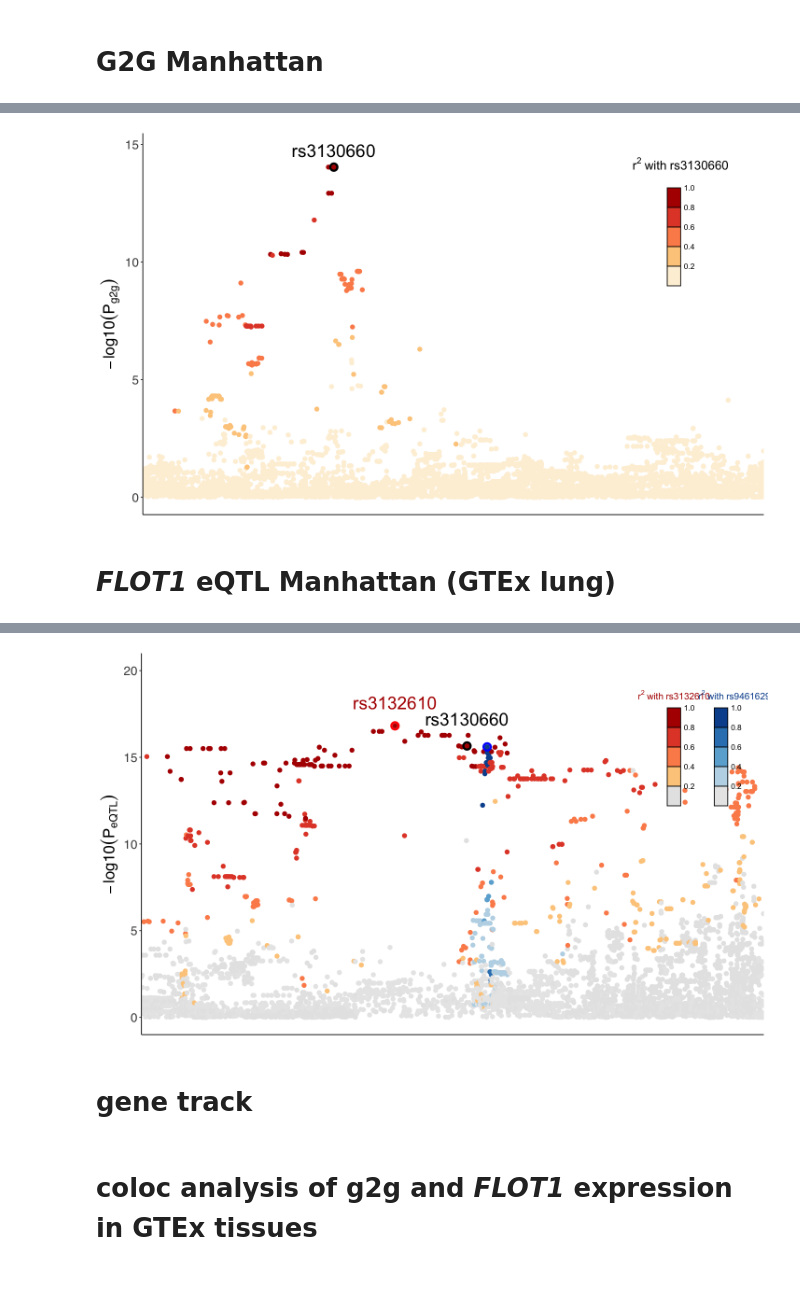
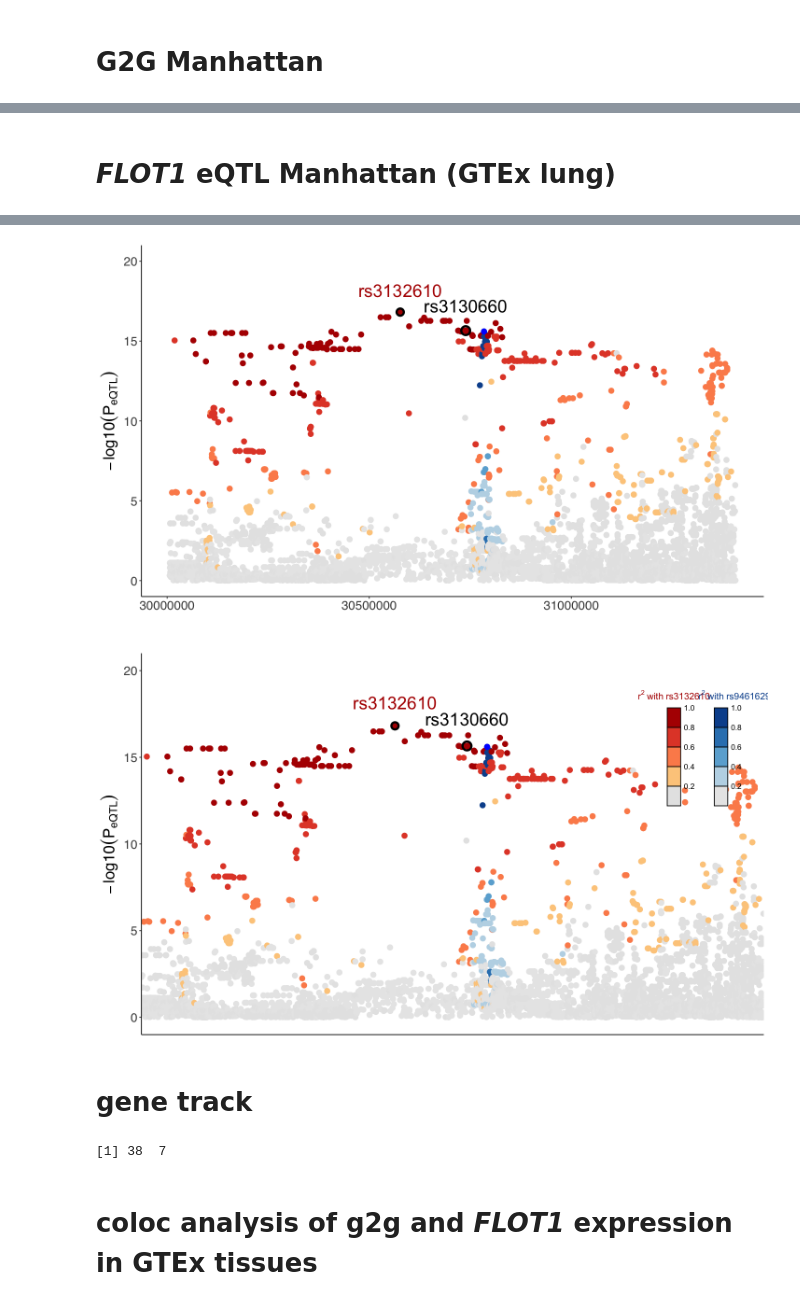
Before and after one commit to yang-luo-lab/TB-g2g, a Jupyter notebook: scripts/TBg2g_Fig3.ipynb, the cells around one changed output, grey strips where cells are left out. Saved outputs shown, nothing was run; the diff lists cells and outputs as text; code cells hidden in the pictures.

```diff
--- a/scripts/TBg2g_Fig3.ipynb
+++ b/scripts/TBg2g_Fig3.ipynb
@@ -50,20 +47,17 @@ A data.frame: 1 × 12
 # %%
 
-pGWAS <- ggplot(data=df %>% filter(ps >= minpos & ps <=maxpos ),aes(stroke=0)) +
+pGWAS <- ggplot(data=gwas %>% filter(ps >= minpos & ps <=maxpos )) +
     geom_point(aes(x=ps,y=-log10(p_lrt),color=cut(r2,bins)),size=3) + # GWAS plot
     ylab(bquote(-log10(P[g2g]))) + xlab("")
 
 options(repr.plot.width = 12, repr.plot.height = 7)
 
-#pGWAS <- pGWAS + scale_x_continuous(expand = c(0, 0))
-pGWAS <- pGWAS + geom_text(data=df %>% filter(rs==topsnp),aes(x=ps,y=-log10(p_lrt)*1.05),
+pGWAS <- pGWAS + scale_x_continuous(expand = c(0, 0))
+pGWAS <- pGWAS + geom_text(data=gwas %>% filter(rs==topsnp),aes(x=ps,y=-log10(p_lrt)*1.05),
                               label="rs3130660",size=8,col="black")
 
-# pGWAS <- pGWAS + geom_point(data=df %>% filter(rs==topsnp),aes(x=hg38,y=-log10(p_lrt)),
-#                 colour = "red", size=1,stroke = 2)
 
-
-pGWAS <- pGWAS + geom_point(data=df %>% filter(rs==topsnp),aes(x=ps,y=-log10(p_lrt)),
+pGWAS <- pGWAS + geom_point(data=gwas %>% filter(rs==topsnp),aes(x=ps,y=-log10(p_lrt)),
                 shape = 1, colour = "black", size=3,stroke = 2)
 
 pGWAS  <- pGWAS +  scale_color_manual(bquote("LD" ~ r^2 ~ "with" ~{.("rs3130660")}),
@@ -91,10 +85,6 @@ pGWAS <- ggdraw(pGWAS) +
             draw_label(parse(text = "r^2~with~rs3130660"), x = legend_box$x[1] + 0.02, y = legend_box$y[1], vjust = -3, size = 16)
 
 options(repr.plot.width = 12, repr.plot.height = 7)
-
-pGWAS
-# %% [output]
-[figure, removed]
 # %% [markdown]
 # *FLOT1* eQTL Manhattan (GTEx lung)
 # %%
@@ -131,15 +121,16 @@ options(repr.plot.width = 12, repr.plot.height = 7)
 
 eQTL$color <- factor(eQTL$col,levels=c((col1),rev(col2)))
 
-peQTL <- ggplot(data=eQTL %>% filter(position >= minpos & position <=maxpos & is.na(color)),aes(stroke=0)) +
+peQTL <- ggplot(data=eQTL %>% filter(position >= minpos & position <=maxpos & is.na(color))) +
     geom_point(aes(x=position,y=-log10(pvalue)),col="gray90",size=3) + # GWAS plot
     ylab(bquote(-log10(P[eQTL]))) + xlab("") + ylim(0,20)
 
-peQTL <- ggplot(data=eQTL %>% filter(position >= minpos & position <=maxpos & !is.na(color)),aes(stroke=0)) +
+peQTL <- peQTL + scale_x_continuous(expand = c(0, 0))
+
+peQTL <- ggplot(data=eQTL %>% filter(position >= minpos & position <=maxpos & !is.na(color))) +
     geom_point(aes(x=position,y=-log10(pvalue),col=color),size=3) + # GWAS plot
     ylab(bquote(-log10(P[eQTL]))) + xlab("") + ylim(0,20)
 
-peQTL <- peQTL + scale_x_continuous(expand = c(0, 0))
 
 # top GWAS SNP
 peQTL <- peQTL + geom_text(data=eQTL %>% filter(variant=="chr6_30738584_T_A"),
@@ -148,20 +139,22 @@ peQTL <- peQTL + geom_text(data=eQTL %>% filter(variant=="chr6_30738584_T_A"),
 
 peQTL <- peQTL + geom_point(data=eQTL %>% filter(variant=="chr6_30738584_T_A"),
                                  aes(x=position,y=-log10(pvalue)),
-                shape = 1, colour = "black", size=3,stroke = 2)
+                shape= 21,colour = "black", size=4, stroke=2)
 
 # independent eQTL SNPs (chr6_30576624_A_G_b38 (rs3132610),chr6_30783885_T_C_b38 (rs9461629))
 peQTL <- peQTL + geom_point(data=eQTL %>% filter(variant=="chr6_30576624_A_G"),
                                  aes(x=position,y=-log10(pvalue)),
-                shape = 1, colour = "red", size=3,stroke = 2)
+                 colour = "black", size=3, shape=21,stroke=2)
 peQTL <- peQTL + geom_text(data=eQTL %>% filter(variant=="chr6_30576624_A_G"),
                                  aes(x=position,y=-log10(pvalue)*1.08), label="rs3132610",
-                shape = 1, colour = col1[5], size=8,stroke = 2)
+                 colour = col1[5], size=8)
 
 peQTL <- peQTL + geom_point(data=eQTL %>% filter(variant=="chr6_30783885_T_C"),
                                  aes(x=position,y=-log10(pvalue)),
-                shape = 1, colour = "blue", size=3,stroke = 2)
+                colour = "blue", size=3)
 
 
 peQTL  <- peQTL +  scale_color_manual(values=c(col1,rev(col2)),guide='none')
+
+peQTL
 # %% [output]
@@ -170,8 +161,11 @@ Warning message:
+[figure, added]
 # %%
 # adding legend box
 legend_box = data.frame(x = 0.85, y = seq(0.8, 0.6, -0.05))
 
 peQTL <- peQTL +   xlab("") + theme(axis.title.x=element_blank(), axis.text.x=element_blank(), axis.ticks.x=element_blank())
+peQTL <- peQTL + scale_x_continuous(expand = c(0, 0))
+
 peQTLlegend <- ggdraw(peQTL) +
             geom_rect(data = legend_box,
                       aes(xmin = x, xmax = x + 0.02, ymin = y, ymax = y + 0.05),
@@ -203,7 +197,7 @@ options(repr.plot.width = 12, repr.plot.height = 7)
 
 peQTLlegend
 # %% [output]
-[figure, old version]
+[figure, new version]
 # %% [markdown]
 # gene track
 # %%
@@ -222,6 +218,15 @@ biomTrack <- Gviz::BiomartGeneRegionTrack(genome = gbuild,
                                             name = "ENSEMBL",
                                             background.panel="gray95",
                                             biomart = mart)
+# %%
+# select subset of these genes for visualization (Protein coding and no TRIM)
+plotting_genes <- cisgenes[! grepl("TRIM",cisgenes$external_gene_name) &  !grepl("PSORS",cisgenes$external_gene_name) &
+                           ! grepl("MUC",cisgenes$external_gene_name),]
+dim(plotting_genes)
+
+subTrack <- biomTrack[gene(biomTrack) %in% plotting_genes$ensembl_gene_id]
+# %% [output]
+[1] 38  7
 # %%
 gtrack <- Gviz::GenomeAxisTrack( fontsize=14,lwd=1,
                                ticksAt=c(30000000,30100000,30300000,30500000,
```
Also changed, not shown: parts of 6 cells of this notebook, 7 other files.
